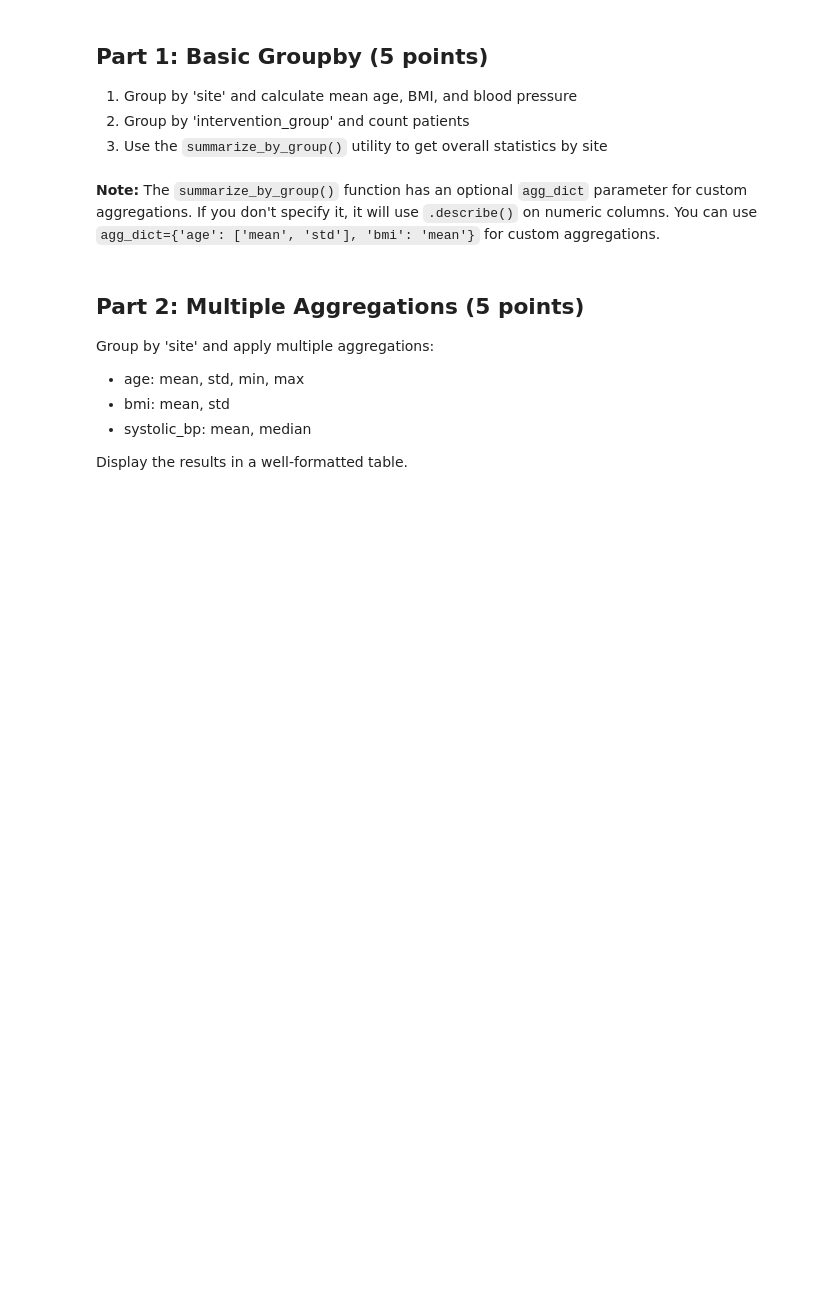
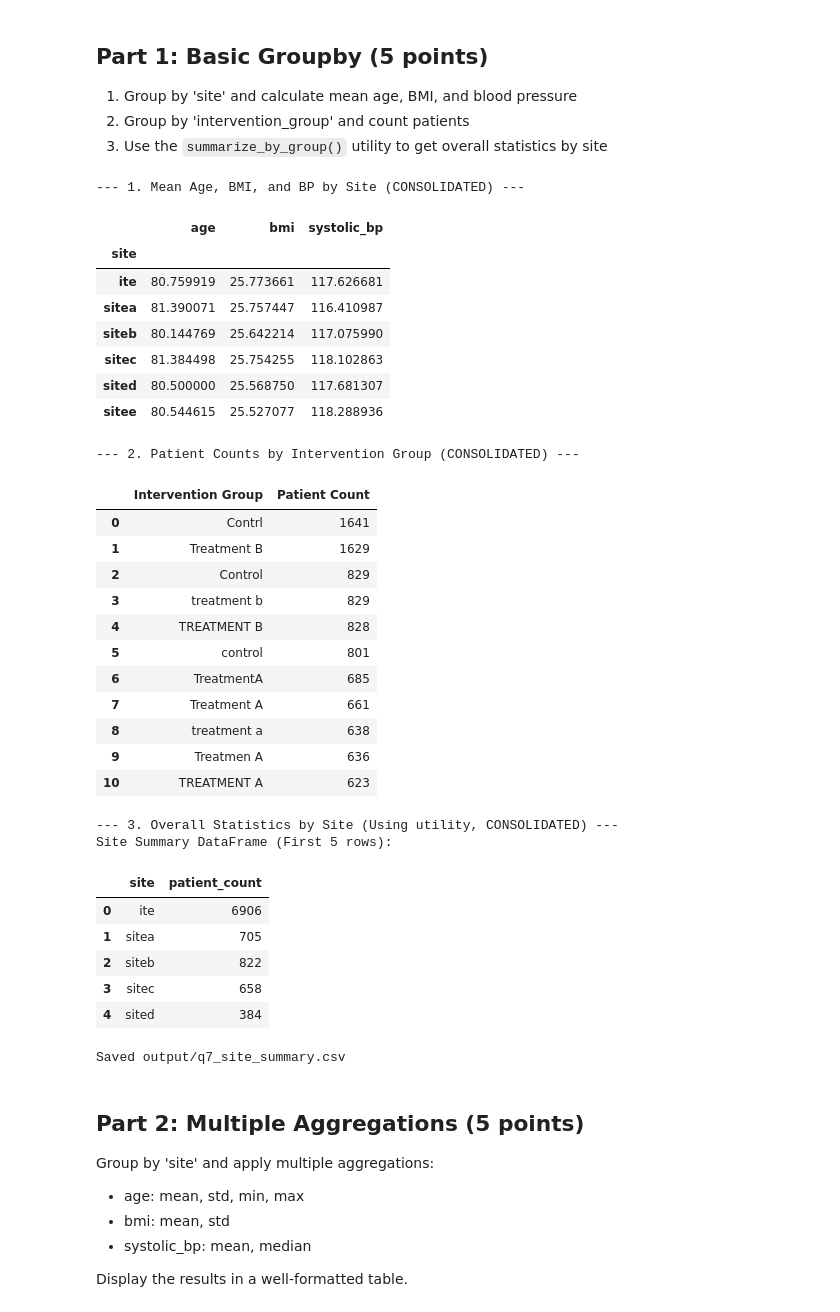
Before and after one commit to UCSF-DataSci/ds217-midterm-matee786313rehman, a Jupyter notebook: q7_executed.ipynb, the cells around one changed output. Drawn from its saved outputs; the diff is of its cells as text; code cells hidden in the pictures; blank space fills up the shorter version.

```diff
--- a/q7_executed.ipynb
+++ b/q7_executed.ipynb
@@ -49,2 +57,0 @@ Loaded 10000 patients
-# %% [markdown]
-**Note:** The `summarize_by_group()` function has an optional `agg_dict` parameter for custom aggregations. If you don't specify it, it will use `.describe()` on numeric columns. You can use `agg_dict={'age': ['mean', 'std'], 'bmi': 'mean'}` for custom aggregations.
@@ -53,3 +58,61 @@ Loaded 10000 patients
+# %%
+import matplotlib.pyplot as plt
+# 1. Group by 'site' and calculate mean age, BMI, and blood pressure
+print("\n--- 1. Mean Age, BMI, and BP by Site (CONSOLIDATED) ---")
+site_means_clean = df.groupby('site')[['age', 'bmi', 'systolic_bp']].mean()
+display(site_means_clean)
+
+# 2. Group by 'intervention_group' and count patients
+print("\n--- 2. Patient Counts by Intervention Group (CONSOLIDATED) ---")
+int_counts_clean = df['intervention_group'].value_counts().reset_index()
+int_counts_clean.columns = ['Intervention Group', 'Patient Count']
+display(int_counts_clean)
+
+# 3. Use the summarize_by_group() utility to get overall statistics by site
+print("\n--- 3. Overall Statistics by Site (Using utility, CONSOLIDATED) ---")
+try:
+    site_summary_df_clean = summarize_by_group(df, group_col='site')
+    print("Site Summary DataFrame (First 5 rows):")
+    display(site_summary_df_clean.head())
+
+    # Save the output to CSV
+    site_summary_df_clean.to_csv('output/q7_site_summary.csv', index=True)
+    print("\nSaved output/q7_site_summary.csv")
+
+except Exception as e:
+    print(f"[ERROR]: summarize_by_group utility failed. Error: {e}")
+# %% [output]
+--- 1. Mean Age, BMI, and BP by Site (CONSOLIDATED) ---
+|  | age | bmi | systolic_bp |
+| site |  |  |  |
+| ite | 80.759919 | 25.773661 | 117.626681 |
+| sitea | 81.390071 | 25.757447 | 116.410987 |
+| siteb | 80.144769 | 25.642214 | 117.075990 |
+| sitec | 81.384498 | 25.754255 | 118.102863 |
+| sited | 80.500000 | 25.568750 | 117.681307 |
+| sitee | 80.544615 | 25.527077 | 118.288936 |
+--- 2. Patient Counts by Intervention Group (CONSOLIDATED) ---
+|  | Intervention Group | Patient Count |
+| 0 | Contrl | 1641 |
+| 1 | Treatment B | 1629 |
+| 2 | Control | 829 |
+| 3 | treatment b | 829 |
+| 4 | TREATMENT B | 828 |
+| 5 | control | 801 |
+| 6 | TreatmentA | 685 |
+| 7 | Treatment A | 661 |
+| 8 | treatment a | 638 |
+| 9 | Treatmen A | 636 |
+| 10 | TREATMENT A | 623 |
+--- 3. Overall Statistics by Site (Using utility, CONSOLIDATED) ---
+Site Summary DataFrame (First 5 rows):
+|  | site | patient_count |
+| 0 | ite | 6906 |
+| 1 | sitea | 705 |
+| 2 | siteb | 822 |
+| 3 | sitec | 658 |
+| 4 | sited | 384 |
+Saved output/q7_site_summary.csv
 # %% [markdown]
 ## Part 2: Multiple Aggregations (5 points)
 
```
Also changed, not shown: parts of 15 cells of this notebook, 7 other files.
